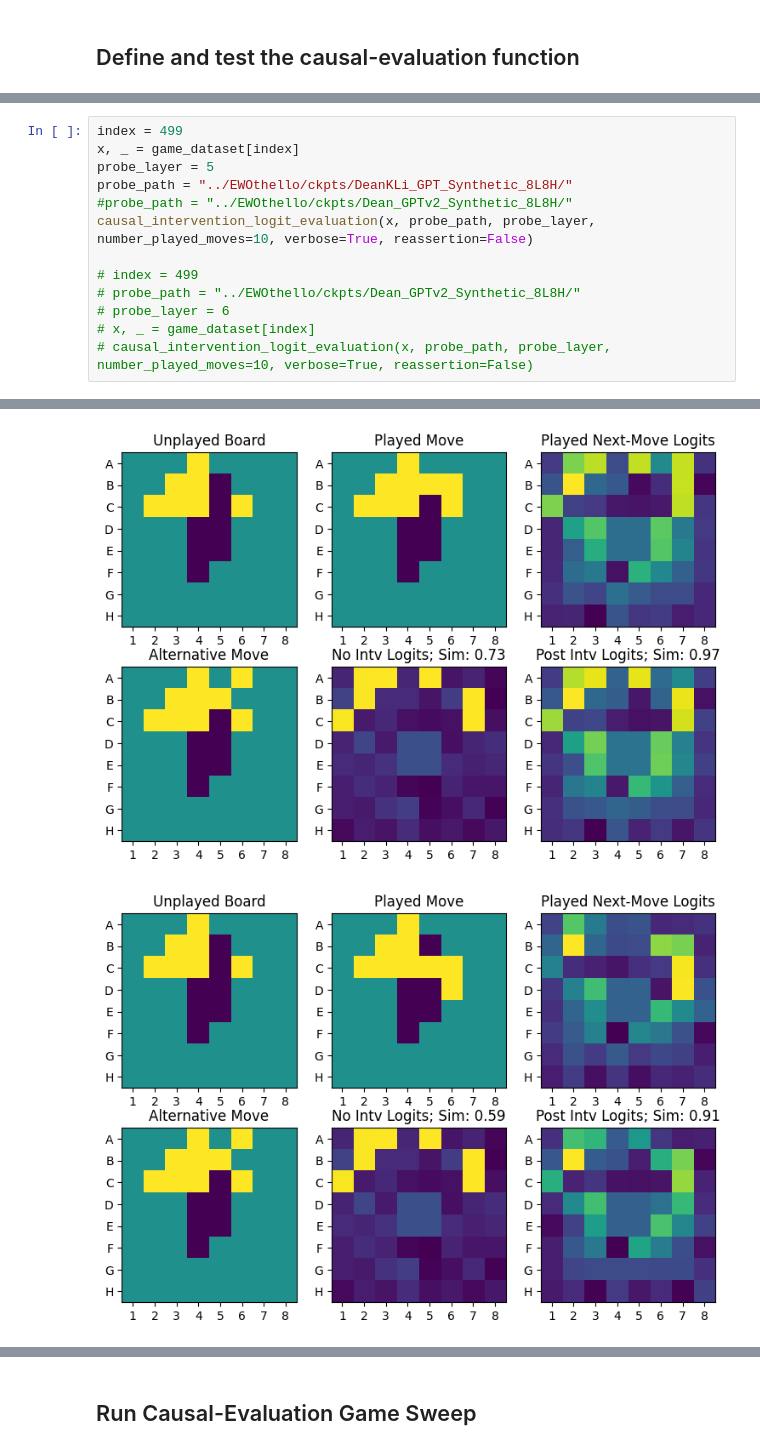
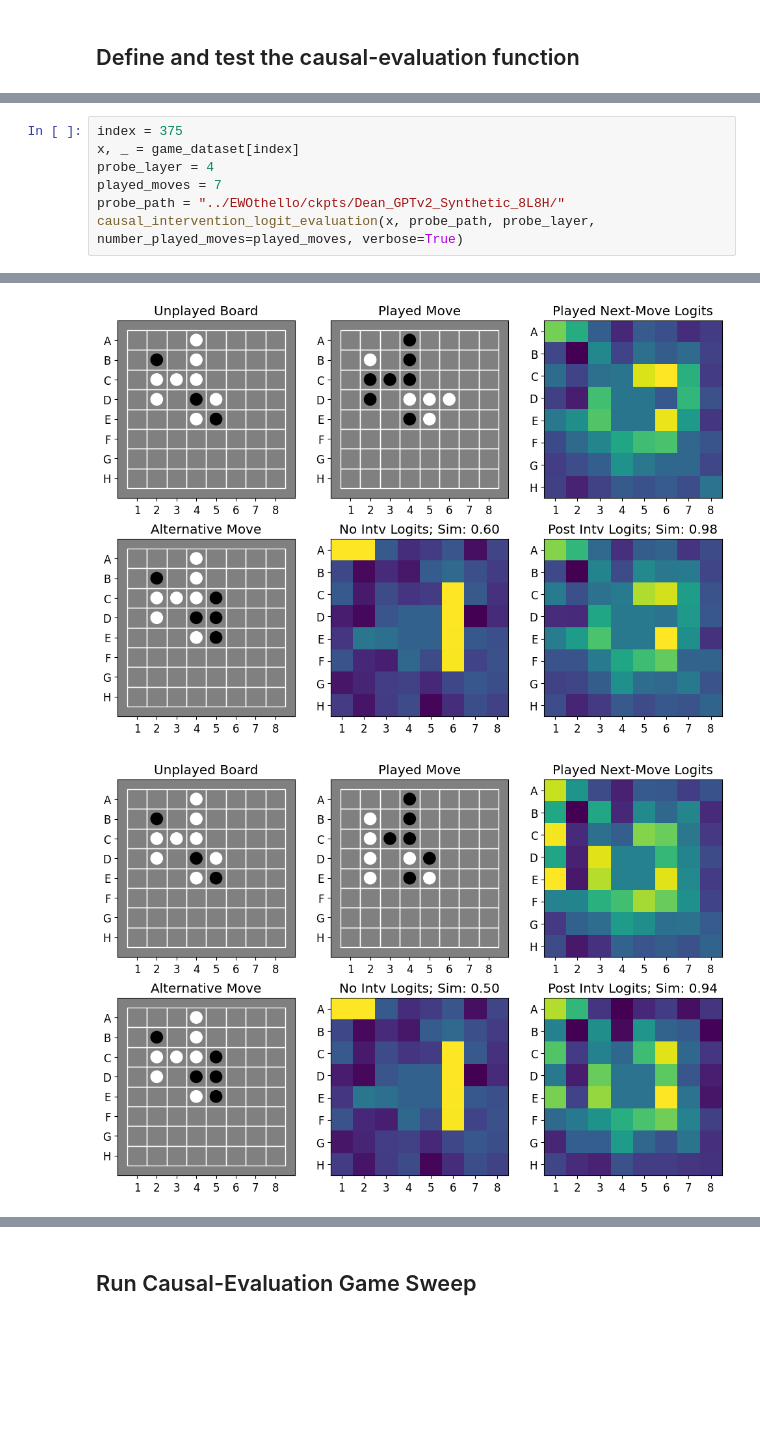
Before and after one commit to DeanHazineh/Emergent-World-Representations-Othello, a Jupyter notebook: dev_code2/view_causality_complex.ipynb, the cells around one changed output, grey strips where cells are left out. Drawn from its saved outputs; the diff is of its cells as text; blank space fills up the shorter version.

Commit message:
Finalize Probe analysis
.

```diff
--- a/dev_code2/view_causality_complex.ipynb
+++ b/dev_code2/view_causality_complex.ipynb
@@ -203,14 +222,8 @@ def causal_intervention_logit_evaluation(x, probe_path, probe_layer, number_play
 # %%
-index = 499
+index = 375
 x, _ = game_dataset[index]
-probe_layer = 5
-probe_path = "../EWOthello/ckpts/DeanKLi_GPT_Synthetic_8L8H/"
-#probe_path = "../EWOthello/ckpts/Dean_GPTv2_Synthetic_8L8H/"
-causal_intervention_logit_evaluation(x, probe_path, probe_layer, number_played_moves=10, verbose=True, reassertion=False)
-
-# index = 499
-# probe_path = "../EWOthello/ckpts/Dean_GPTv2_Synthetic_8L8H/"
-# probe_layer = 6
-# x, _ = game_dataset[index]
-# causal_intervention_logit_evaluation(x, probe_path, probe_layer, number_played_moves=10, verbose=True, reassertion=False)
+probe_layer = 4
+played_moves = 7
+probe_path = "../EWOthello/ckpts/Dean_GPTv2_Synthetic_8L8H/"
+causal_intervention_logit_evaluation(x, probe_path, probe_layer, number_played_moves=played_moves, verbose=True)
 # %% [output]
@@ -228,2 +241,2 @@ Run Intervention
-[figure, old version]
+[figure, new version]
-[figure, old version]
+[figure, new version]
```
Also changed, not shown: parts of 13 cells of this notebook, 17 other files.
